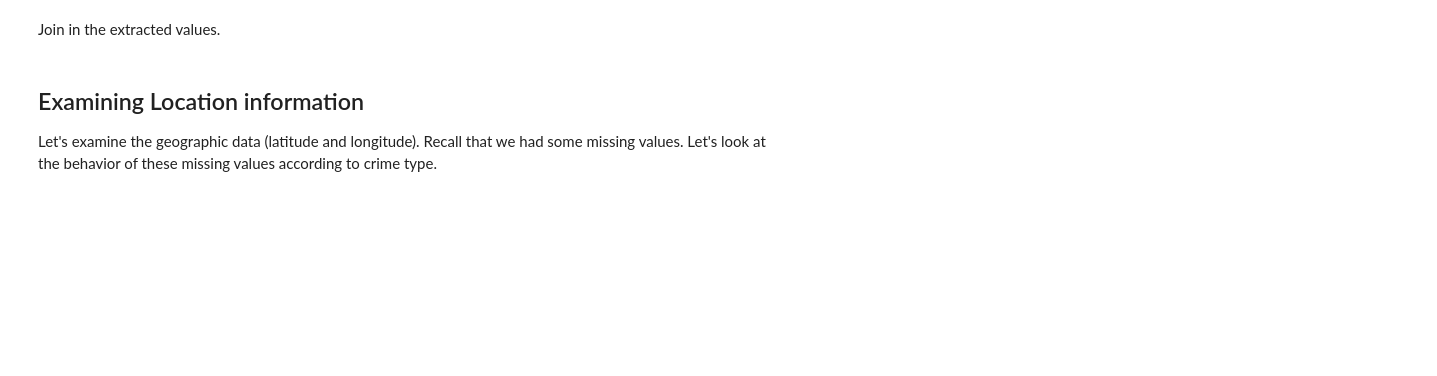
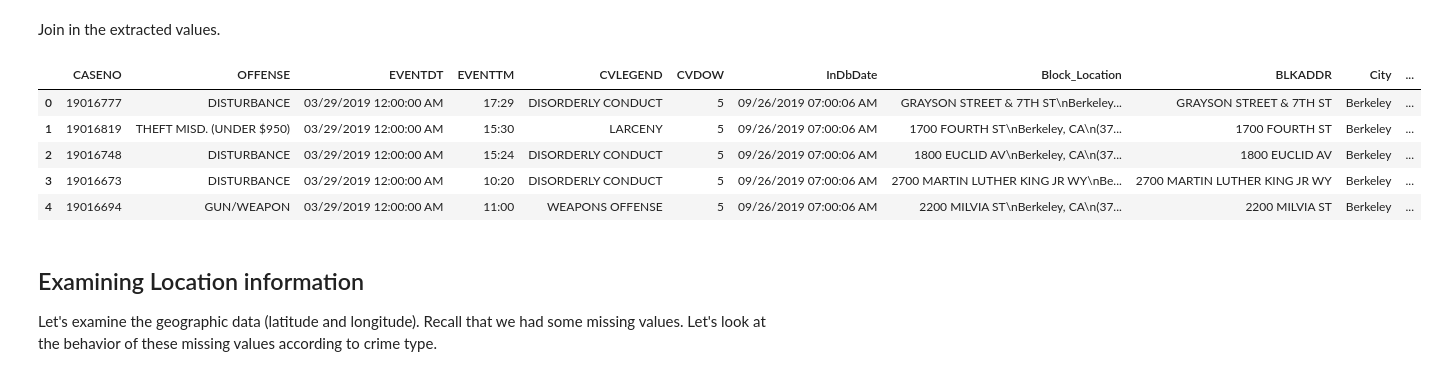
Before and after one commit to shayabarry/fa19, a Jupyter notebook: lecture/lec09/lec09-working-with-text.ipynb, the cells around one changed output. Cells and saved outputs as stored; diff of their text form; code cells hidden in the pictures; blank space fills up the shorter version.

```diff
--- a/lecture/lec09/lec09-working-with-text.ipynb
+++ b/lecture/lec09/lec09-working-with-text.ipynb
@@ -383,9 +447,16 @@ calls[calls_lat_lon.isnull().any(axis=1)]['Block_Location'].head(10)
 # %% [markdown]
 Join in the extracted values.
-# %%
-if 'Lat' not in calls.columns:
-    calls = calls.merge(calls_lat_lon, left_index=True, right_index=True)
-calls.head()
+# %%
+calls['Lat'] = calls_lat_lon['Lat']
+calls['Lon'] = calls_lat_lon['Lon']
+calls.head()
+# %% [output]
+|  | CASENO | OFFENSE | EVENTDT | EVENTTM | CVLEGEND | CVDOW | InDbDate | Block_Location | BLKADDR | City | ... |
+| 0 | 19016777 | DISTURBANCE | 03/29/2019 12:00:00 AM | 17:29 | DISORDERLY CONDUCT | 5 | 09/26/2019 07:00:06 AM | GRAYSON STREET & 7TH ST\nBerkeley... | GRAYSON STREET & 7TH ST | Berkeley | ... |
+| 1 | 19016819 | THEFT MISD. (UNDER $950) | 03/29/2019 12:00:00 AM | 15:30 | LARCENY | 5 | 09/26/2019 07:00:06 AM | 1700 FOURTH ST\nBerkeley, CA\n(37... | 1700 FOURTH ST | Berkeley | ... |
+| 2 | 19016748 | DISTURBANCE | 03/29/2019 12:00:00 AM | 15:24 | DISORDERLY CONDUCT | 5 | 09/26/2019 07:00:06 AM | 1800 EUCLID AV\nBerkeley, CA\n(37... | 1800 EUCLID AV | Berkeley | ... |
+| 3 | 19016673 | DISTURBANCE | 03/29/2019 12:00:00 AM | 10:20 | DISORDERLY CONDUCT | 5 | 09/26/2019 07:00:06 AM | 2700 MARTIN LUTHER KING JR WY\nBe... | 2700 MARTIN LUTHER KING JR WY | Berkeley | ... |
+| 4 | 19016694 | GUN/WEAPON | 03/29/2019 12:00:00 AM | 11:00 | WEAPONS OFFENSE | 5 | 09/26/2019 07:00:06 AM | 2200 MILVIA ST\nBerkeley, CA\n(37... | 2200 MILVIA ST | Berkeley | ... |
 # %% [markdown]
 ## Examining Location information
 
```
Also changed, not shown: parts of 25 cells of this notebook, 7 other files.
